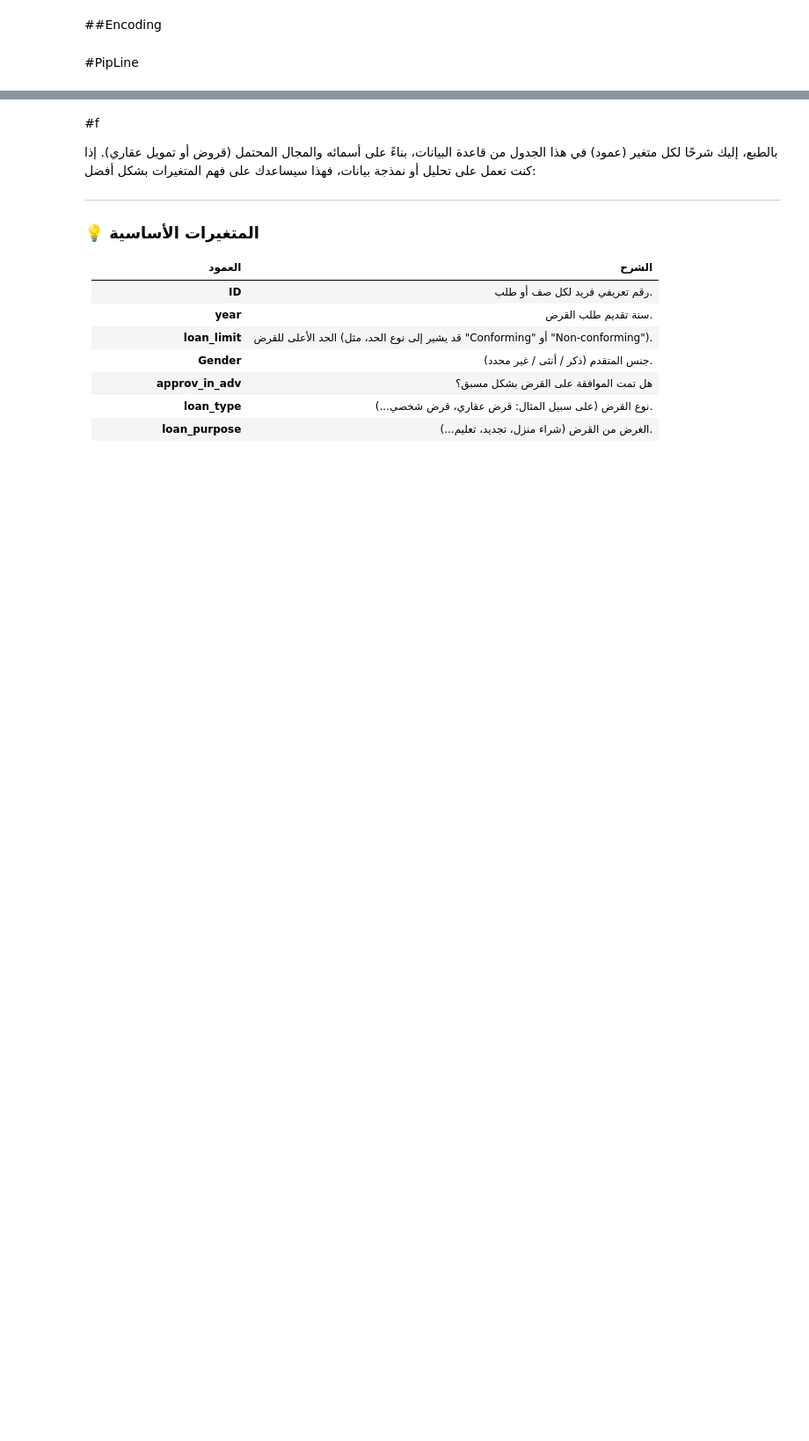
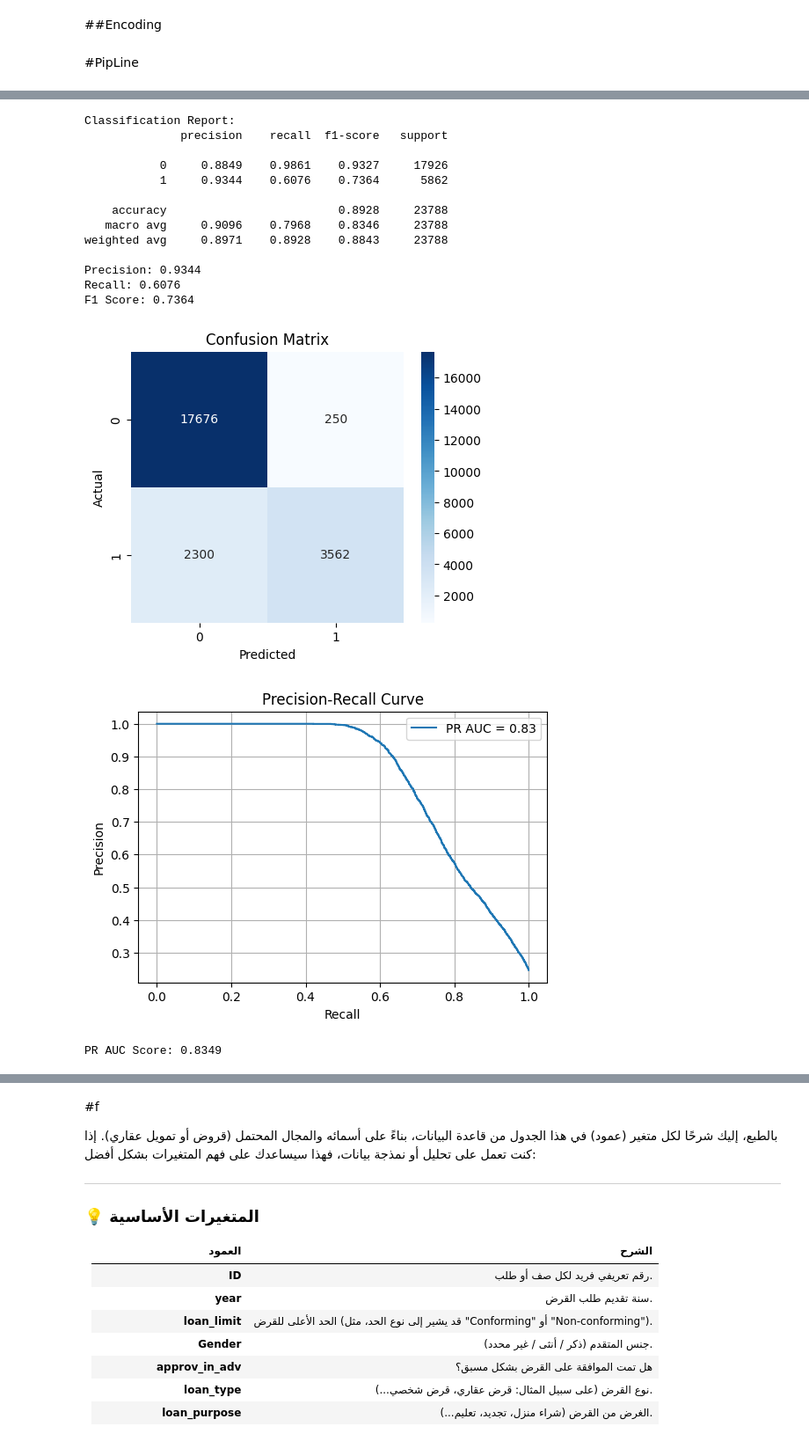
Before and after one commit to angiegh2002/Loan_Default_Detection, a Jupyter notebook: DM&ML (33).ipynb, the cells around one changed output, grey strips where cells are left out. Shown at 88% size. Saved outputs shown, nothing was run; the diff lists cells and outputs as text; code cells hidden in the pictures; blank space fills up the shorter version.

```diff
--- a/DM&ML (33).ipynb
+++ b/DM&ML (33).ipynb
@@ -1194,0 +1214,51 @@ Requirement already satisfied: threadpoolctl<4,>=2.0.0 in /usr/local/lib/python3
+# %%
+smote = SMOTE(random_state=42)
+X_train_resampled, y_train_resampled = smote.fit_resample(X_train_ready, y_train)
+
+model = xgb.XGBClassifier(
+    n_estimators=150,
+    max_depth=6,
+    learning_rate=0.1,
+    use_label_encoder=False,
+    eval_metric=['logloss', 'error'],
+    random_state=42,
+    subsample=0.8,
+    colsample_bytree=0.6,
+    reg_alpha=0.01,
+    reg_lambda=1,
+    min_child_weight=3
+)
+
+eval_set = [(X_train_resampled, y_train_resampled), (X_val_ready, y_val)]
+
+model = model.fit(
+    X_train_resampled,
+    y_train_resampled,
+    eval_set=eval_set,
+    verbose=False  # أو True إذا أردت طباعة كل جولة
+)
+
+results = model.evals_result()
+# %%
+y_val_pred = model.predict(X_val_ready)
+y_val_scores = model.predict_proba(X_val_ready)[:,1]
+print_metrics(y_val, y_val_pred)
+plot_confusion_matrix_and_pr_auc(y_val, y_val_pred, y_val_scores)
+plot_learning_curves(results)
+# %% [output]
+Classification Report:
+              precision    recall  f1-score   support
+
+           0     0.8849    0.9861    0.9327     17926
+           1     0.9344    0.6076    0.7364      5862
+
+    accuracy                         0.8928     23788
+   macro avg     0.9096    0.7968    0.8346     23788
+weighted avg     0.8971    0.8928    0.8843     23788
+
+Precision: 0.9344
+Recall: 0.6076
+F1 Score: 0.7364
+[figure, added]
+[figure, added]
+PR AUC Score: 0.8349
```
Also changed, not shown: parts of 24 cells of this notebook.
